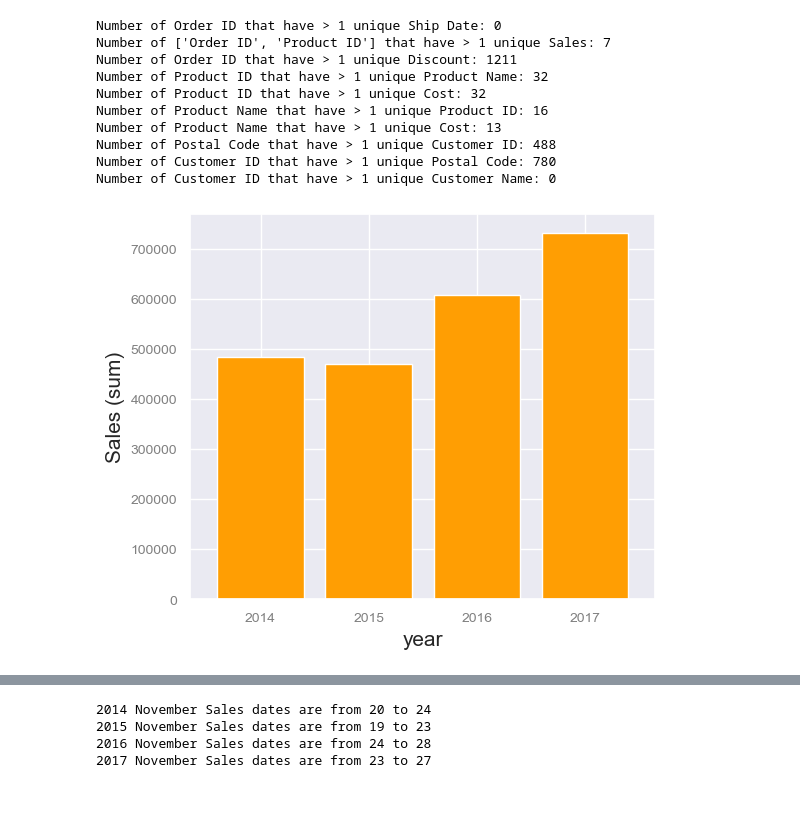
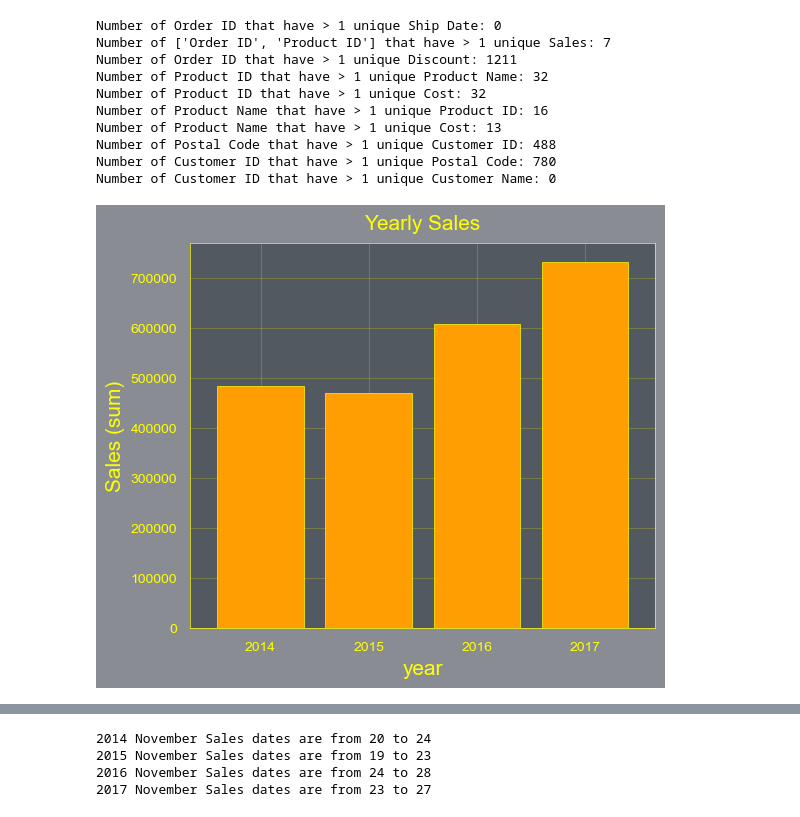
Before and after one commit to mks-0/code-academy, a Jupyter notebook: E-Commerce/e-com-eda.ipynb, the cells around one changed output, grey strips where cells are left out. Saved outputs shown, nothing was run; the diff lists cells and outputs as text; code cells hidden in the pictures.

```diff
--- a/E-Commerce/e-com-eda.ipynb
+++ b/E-Commerce/e-com-eda.ipynb
@@ -225,6 +229,9 @@ def top_bar_plot(data, top, ax, title, bottom = False):
     ax.set_title(f'Top {top} {title}')
     ax.set_ylabel('')
 # %%
+text_color = '#ffff00'
+face_color = '#222A3588'
+
 sns.set_theme()
 sns.set_style('darkgrid')
 sns.set(rc={
@@ -232,28 +239,36 @@ sns.set(rc={
     'axes.titlesize': 15,
     'axes.titlepad': 10,
     'xtick.labelsize': 10,
-    'xtick.color': 'grey',
+    'xtick.color': text_color,
     'ytick.labelsize': 10,
-    'ytick.color': 'grey',
-    'axes.titlecolor': 'black',
+    'ytick.color': text_color,
+    'axes.labelcolor': text_color,
+    'axes.titlecolor': text_color,
     "figure.dpi":100,
     'savefig.dpi':200,
+    'figure.facecolor': face_color,
+    'grid.color': text_color,
+    'grid.alpha': 0.3,
+    'grid.linewidth': 0.5,
+    'axes.facecolor': face_color,
+    "axes.linewidth": 0.5,
+    'axes.edgecolor': text_color,
+    'patch.linewidth': 0.5,
+    'patch.edgecolor': text_color,
+    'legend.labelcolor': text_color,
+    'legend.edgecolor': text_color,
+    "text.color": text_color
     })
 # %%
-color = ['#ff9e03', 'g', 'b', 'r', '#ffb300']
+color = ['#ff9e03', '#00e853', '#4f35d4', '#ff0066', '#ffb300']
-# %%
-df['weekday'] = df['Order Date'].dt.strftime('%A')
-df['year'] = df['Order Date'].dt.year
-df['quarter'] = df['Order Date'].dt.quarter
-weekdays = ['Monday', 'Tuesday', 'Wednesday', 'Thursday', 'Friday', 'Saturday', 'Sunday']
-df['weekday'] = pd.Categorical(df['weekday'], categories=weekdays, ordered=True)
 # %%
 fig, ax = plt.subplots(figsize=(6, 5))
 
-days = df.groupby(df['year'])
-days['Sales'].sum().plot(kind='bar', width=0.8, color=color[0], x=weekdays)
-ax.set_ylabel('Sales (sum)')
+days = df.groupby(df["year"])
+days["Sales"].sum().plot(kind="bar", width=0.8, color=color[0], x=weekdays)
+ax.set_ylabel("Sales (sum)")
+plt.title("Yearly Sales")
 plt.xticks(rotation=0)
 plt.show()
 # %% [output]
-[figure, old version]
+[figure, new version]
```
Also changed, not shown: parts of 75 cells of this notebook, 4 other files.
